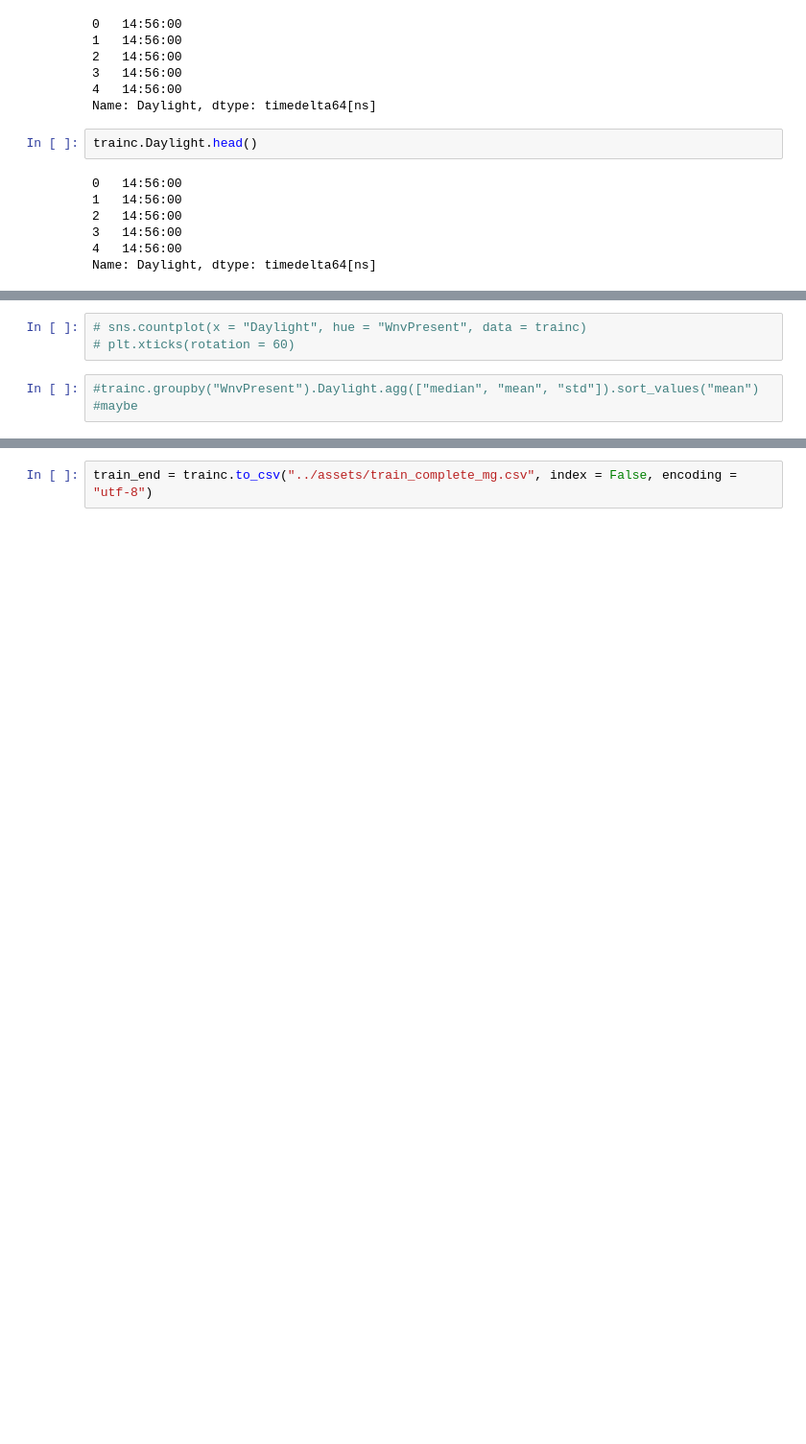
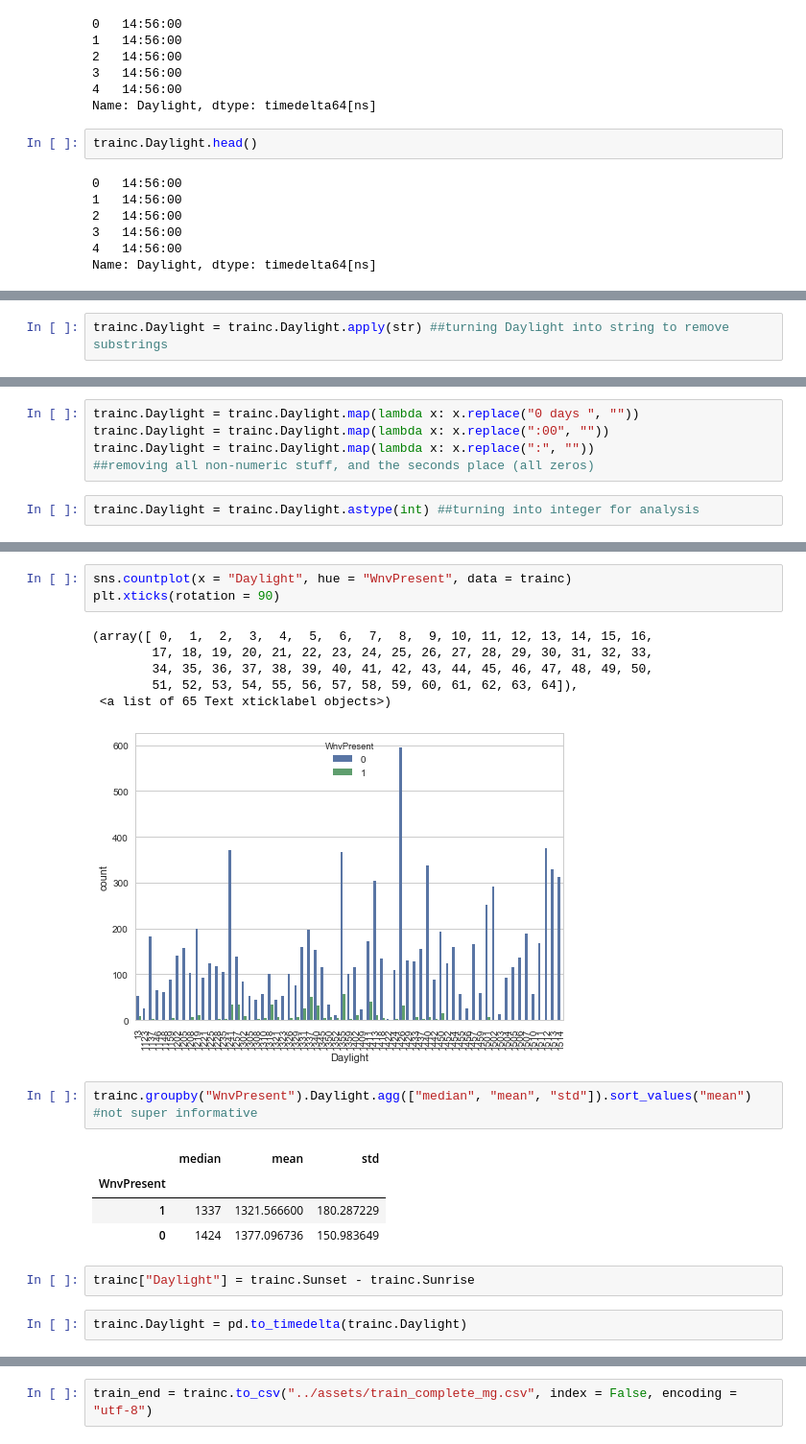
Before and after one commit to joshsparks/DSI-Kaggle, a Jupyter notebook: code/Preliminary_Feature_Selection_and_Data_Viz.ipynb, the cells around one changed output, grey strips where cells are left out. Shown at 96% size. Cells and saved outputs as stored; diff of their text form; blank space fills up the shorter version.

Commit message:
figured out daylight stuff

```diff
--- a/code/Preliminary_Feature_Selection_and_Data_Viz.ipynb
+++ b/code/Preliminary_Feature_Selection_and_Data_Viz.ipynb
@@ -501,0 +498,2 @@ trainc.columns
+# %%
+trainc.Daylight = trainc.Daylight.apply(str) ##turning Daylight into string to remove substrings
@@ -501,0 +504,7 @@ trainc.columns
+# %%
+trainc.Daylight = trainc.Daylight.map(lambda x: x.replace("0 days ", ""))
+trainc.Daylight = trainc.Daylight.map(lambda x: x.replace(":00", ""))
+trainc.Daylight = trainc.Daylight.map(lambda x: x.replace(":", ""))
+##removing all non-numeric stuff, and the seconds place (all zeros)
+# %%
+trainc.Daylight = trainc.Daylight.astype(int) ##turning into integer for analysis
@@ -502,5 +520,21 @@ trainc.columns
 # %%
-# sns.countplot(x = "Daylight", hue = "WnvPresent", data = trainc)
-# plt.xticks(rotation = 60)
+sns.countplot(x = "Daylight", hue = "WnvPresent", data = trainc)
+plt.xticks(rotation = 90)
+# %% [output]
+(array([ 0,  1,  2,  3,  4,  5,  6,  7,  8,  9, 10, 11, 12, 13, 14, 15, 16,
+        17, 18, 19, 20, 21, 22, 23, 24, 25, 26, 27, 28, 29, 30, 31, 32, 33,
+        34, 35, 36, 37, 38, 39, 40, 41, 42, 43, 44, 45, 46, 47, 48, 49, 50,
+        51, 52, 53, 54, 55, 56, 57, 58, 59, 60, 61, 62, 63, 64]),
+ <a list of 65 Text xticklabel objects>)
+[figure, added]
 # %%
-#trainc.groupby("WnvPresent").Daylight.agg(["median", "mean", "std"]).sort_values("mean") #maybe
+trainc.groupby("WnvPresent").Daylight.agg(["median", "mean", "std"]).sort_values("mean") #not super informative
+# %% [output]
+|  | median | mean | std |
+| WnvPresent |  |  |  |
+| 1 | 1337 | 1321.566600 | 180.287229 |
+| 0 | 1424 | 1377.096736 | 150.983649 |
+# %%
+trainc["Daylight"] = trainc.Sunset - trainc.Sunrise
+# %%
+trainc.Daylight = pd.to_timedelta(trainc.Daylight)
```
Also changed, not shown: parts of 13 cells of this notebook, 1 other file.
